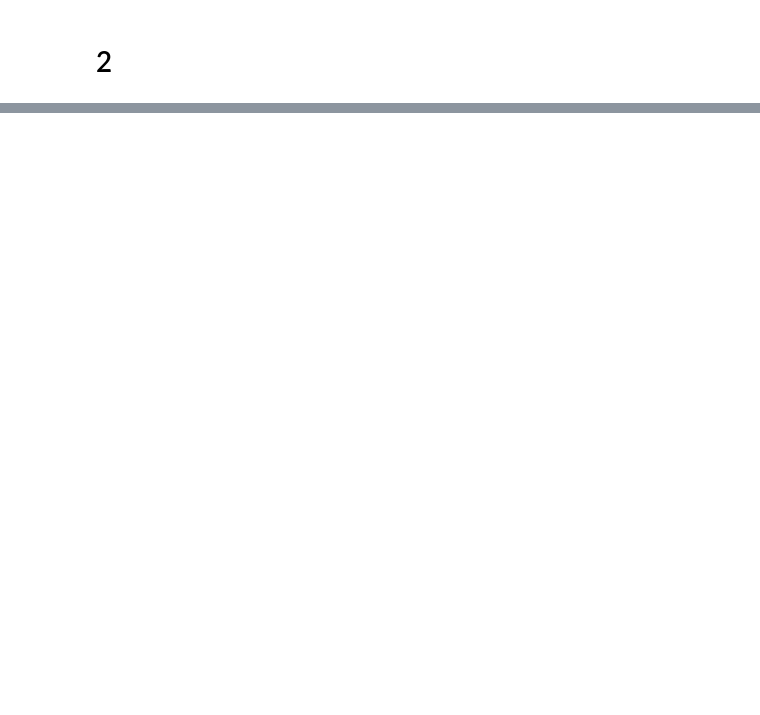
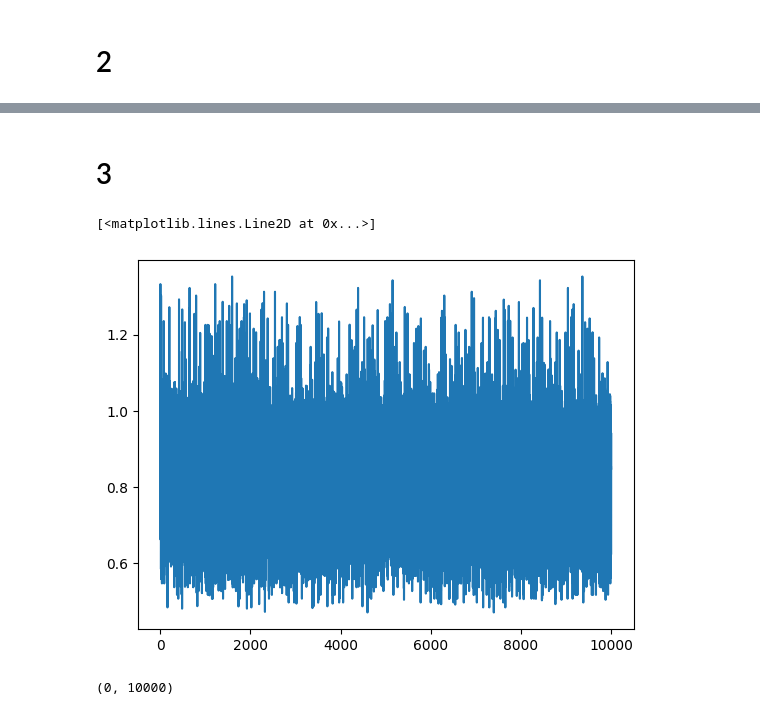
Before and after one commit to s224399/Stoc_sim_2k26, a Jupyter notebook: Exercises(week_1)/Rasmus/Exersice_1.ipynb, the cells around one changed output, grey strips where cells are left out. Cells and saved outputs as stored; diff of their text form; code cells hidden in the pictures; blank space fills up the shorter version.

```diff
--- a/Exercises(week_1)/Rasmus/Exersice_1.ipynb
+++ b/Exercises(week_1)/Rasmus/Exersice_1.ipynb
@@ -41,14 +41,27 @@ plt.scatter(np.arange(len(Values)),Values)
 [figure]
 # %%
 data = Values
-F = lambda x: np.clip(x, 0, 1)  # uniform fordeling
+F = lambda x: x  # uniform fordeling
 
 def smirnov(data, CDF):
     data_sorted = np.sort(data)
-    p = np.arange(len(data_sorted)) / (len(data_sorted) - 1)   # empirical CDF
+    n = len(data_sorted)
+    p = (np.arange(n)+1)/n   # empirical CDF
     p_cdf = CDF(data_sorted)                      # theoretical CDF
     D = np.max(np.abs(p - p_cdf))                 # sup
-    return D
+    D_Fixed = (np.sqrt(n)+0.12+0.11/np.sqrt(n))*D
+    return D_Fixed
+# %%
+def chisq_test(counts,N):
+    T = 0
+    n_classes = len(counts)
+    for i in range(n_classes):
+        n_expected = N*1/n_classes
+        n_observed = counts[i]
+        T += (n_observed-n_expected)**2 / n_expected
+
+    p_val = 1-ss.chi2.cdf(T,df=n_classes-1)
+    return p_val
 # %%
 a = [129, 5, 1103515245, 1664525]
 c = [26461, 1, 12345, 1013904223]
@@ -115 +115,31 @@ Comparison with the theory: Z = -0.8600430075263439
 0.3897653356239932
+# %% [markdown]
+# 3
+# %%
+P_CHISQ = []
+T_Smirnov = []
+P_Wald = []
+
+F = lambda x: x  # uniform fordeling
+n = 10000
+for i in range(n):
+    arr = LCG(a[0],c[0],M[0],N[0], x0=i)/M[0]
+    counts, bin_edges = np.histogram(arr, bins=10)
+
+    P_CHISQ.append(chisq_test(counts,N[0]))
+    T_Smirnov.append(smirnov(arr,F))
+    P_Wald.append(run_test_1(arr))
+
+Critical_value = 1.358 # alpha = 0.05
+T_smirnov = np.array(T_Smirnov)
+T_smirnov_number_of_passed = np.size(T_smirnov[T_smirnov < Critical_value])
+T_smirnov_not_passed = n - T_smirnov_number_of_passed
+# %%
+plt.plot(T_smirnov)
+# %% [output]
+[<matplotlib.lines.Line2D at 0x...>]
+[figure, added]
+# %%
+T_smirnov_not_passed, T_smirnov_number_of_passed
+# %% [output]
+(0, 10000)
```
Also changed, not shown: parts of 10 cells of this notebook, 7 other files.
